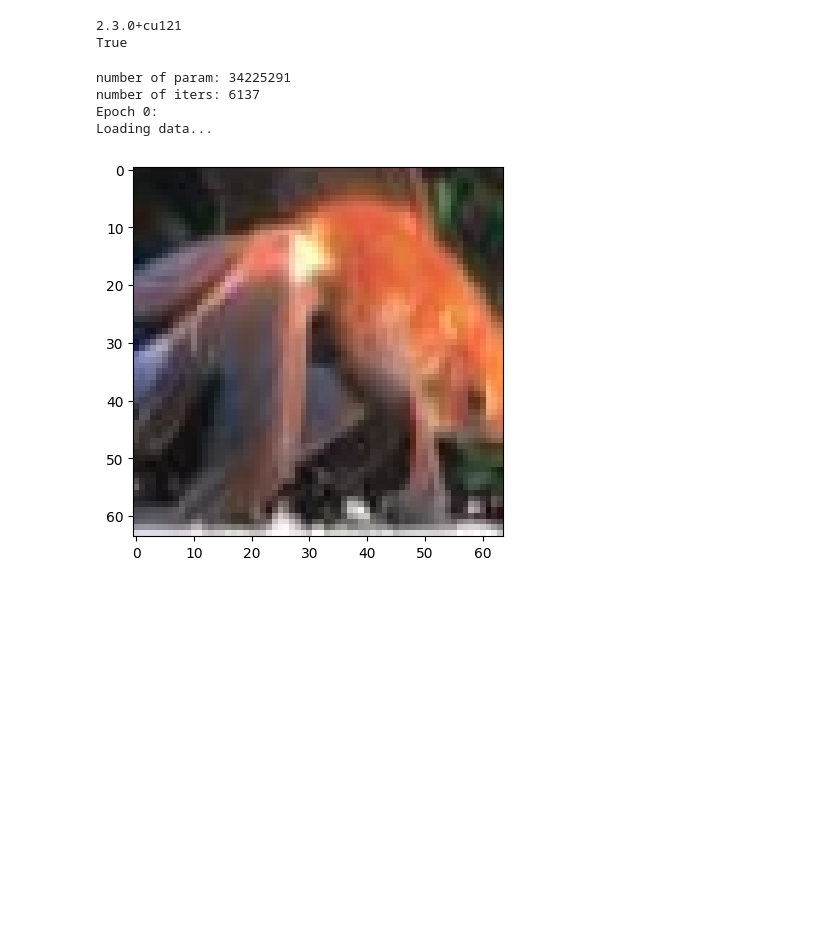
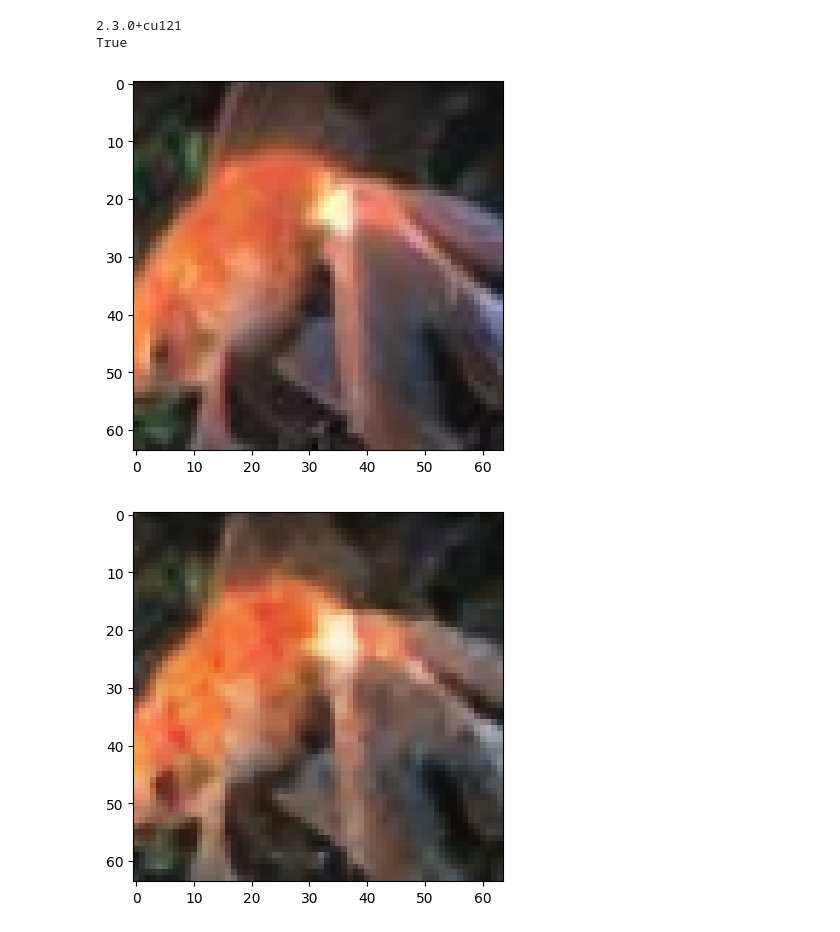
Before and after one commit to straybird16/670, a Jupyter notebook: vit.ipynb, the cells around one changed output. Drawn from its saved outputs; the diff is of its cells as text; code cells hidden in the pictures; blank space fills up the shorter version.

```diff
--- a/vit.ipynb
+++ b/vit.ipynb
@@ -21,7 +21,7 @@ True
 # %%
 input_dim = 128
 num_layers = 8
-batch_size = 16
+batch_size = 32
 
 dropout = 0.0
 max_lr = 1e-3
@@ -158,28 +158,25 @@ for epoch in range(epoches):
         best_loss = avg_loss
         torch.save(model.state_dict(), path+'/runs/'+test_name+'/best_model.pt')
     """
-# %% [output]
-number of param: 34225291
-number of iters: 6137
-Epoch 0:
-Loading data...
 # %%
 #test
 import matplotlib.pyplot as plt
 optimizer = torch.optim.AdamW(model.parameters(), lr=max_lr, weight_decay=wd)
 for img, label in val_dataloader:
     label = label.cuda()
     im = img.cuda()
     output = model.reconstruct(im)
     loss = F.mse_loss(output, label)
     loss.backward()
     optimizer.step()
     optimizer.zero_grad()
 
     output = output[0].permute(1,2,0).detach().cpu().numpy()#.astype(np.int32)
     im = im[0].detach().cpu().permute(1,2,0).numpy()#.astype(np.int32)
     plt.imshow(im)
-    #plt.imshow(output)
-    break
+    plt.show()
+    plt.imshow(output)
+    plt.show()
 # %% [output]
-[figure, old version]
+[figure, new version]
+[figure, added]
```
Also changed, not shown: parts of 7 cells of this notebook, 2 other files.
